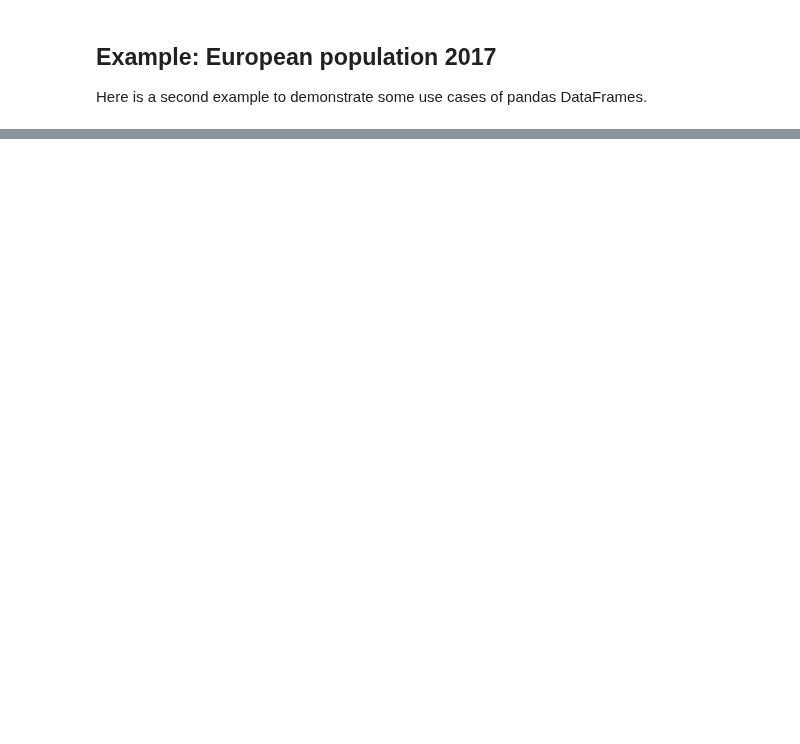
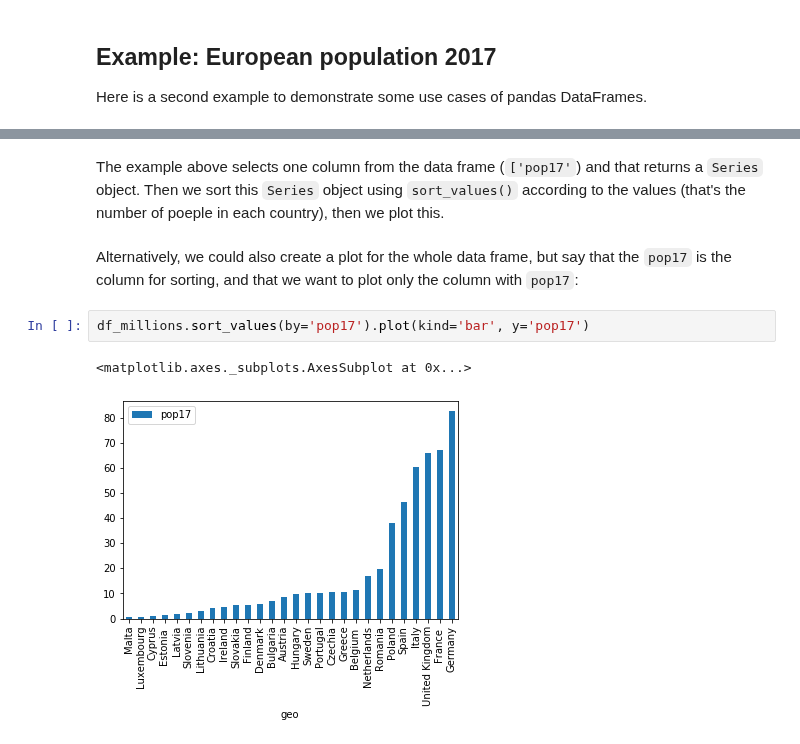
Before and after one commit to fangohr/introduction-to-python-for-computational-science-and-engineering, a Jupyter notebook: 17-pandas.ipynb, the cells around one changed output, grey strips where cells are left out. Cells and saved outputs as stored; diff of their text form; blank space fills up the shorter version.

```diff
--- a/17-pandas.ipynb
+++ b/17-pandas.ipynb
@@ -683,0 +809,9 @@ eu-pop-2017.csv.2   100%[===================>]   1.06K  --.-KB/s    in 0s
+# %% [markdown]
+The example above selects one column from the data frame (`['pop17'`) and that returns a `Series` object. Then we sort this `Series` object using `sort_values()` according to the values (that's the number of poeple in each country), then we plot this.
+# %% [markdown]
+Alternatively, we could also create a plot for the whole data frame, but say that the `pop17` is the column for sorting, and that we want to plot only the column with `pop17`:
+# %%
+df_millions.sort_values(by='pop17').plot(kind='bar', y='pop17')
+# %% [output]
+<matplotlib.axes._subplots.AxesSubplot at 0x...>
+[figure, added]
```
Also changed, not shown: parts of 56 cells of this notebook.
